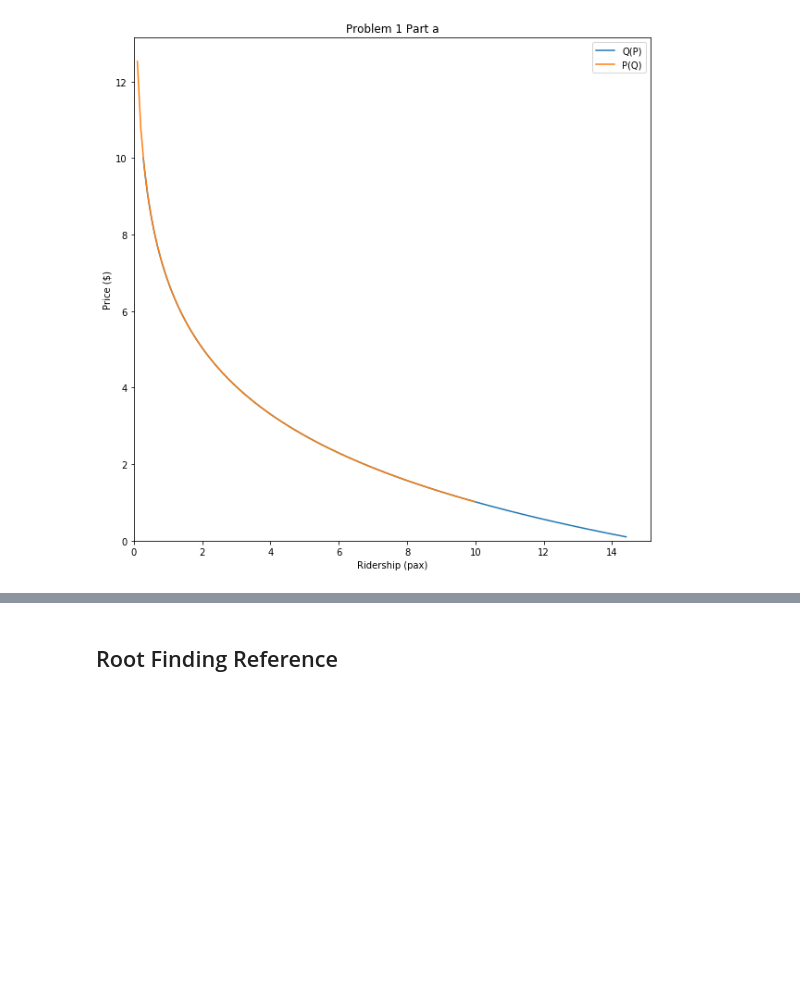
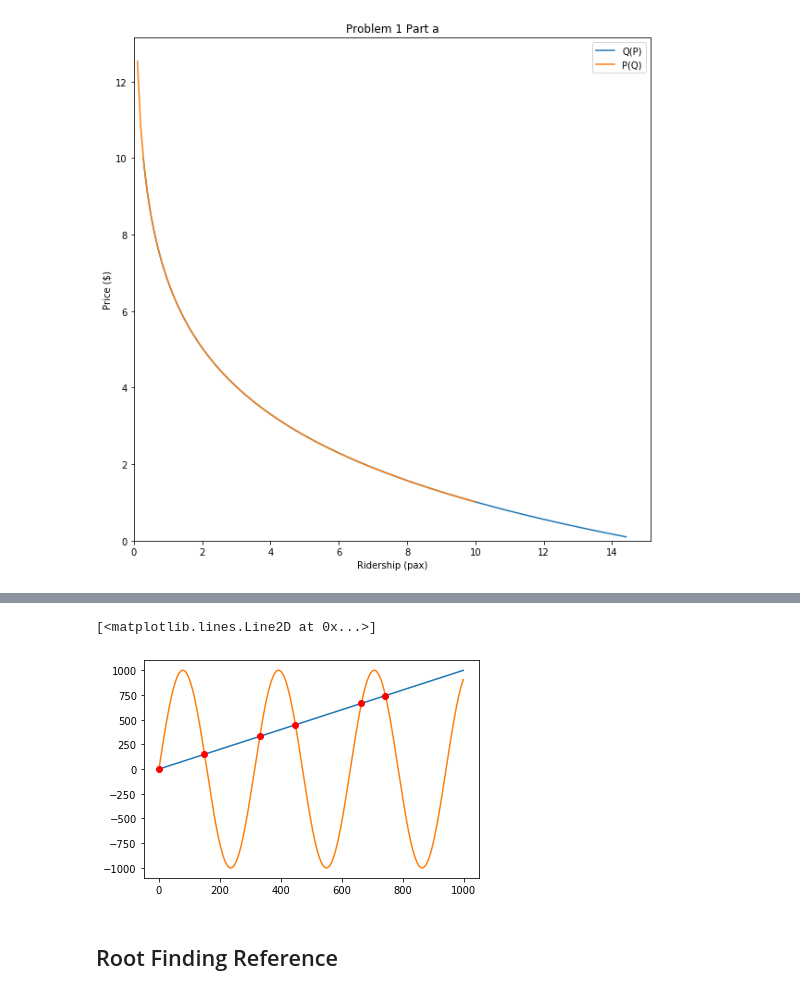
Before and after one commit to noahgarfinkle/Spring2020, a Jupyter notebook: CEE 498 Transportation Economics/Assignments/Assignment 2.ipynb, the cells around one changed output, grey strips where cells are left out. Cells and saved outputs as stored; diff of their text form; code cells hidden in the pictures; blank space fills up the shorter version.

```diff
--- a/CEE 498 Transportation Economics/Assignments/Assignment 2.ipynb
+++ b/CEE 498 Transportation Economics/Assignments/Assignment 2.ipynb
@@ -291,3 +296,17 @@ ax.legend()
+# %%
+# finding the intersection of two curves
+x = np.arange(0, 1000)
+f = np.arange(0, 1000)
+g = np.sin(np.arange(0, 10, 0.01) * 2) * 1000
+
+plt.plot(x, f, '-')
+plt.plot(x, g, '-')
+
+idx = np.argwhere(np.diff(np.sign(f - g))).flatten()
+plt.plot(x[idx], f[idx], 'ro')
+# %% [output]
+[<matplotlib.lines.Line2D at 0x...>]
+[figure, added]
 # %% [markdown]
 ## Root Finding Reference
 # %%
```
Also changed, not shown: parts of 1 cell of this notebook.
